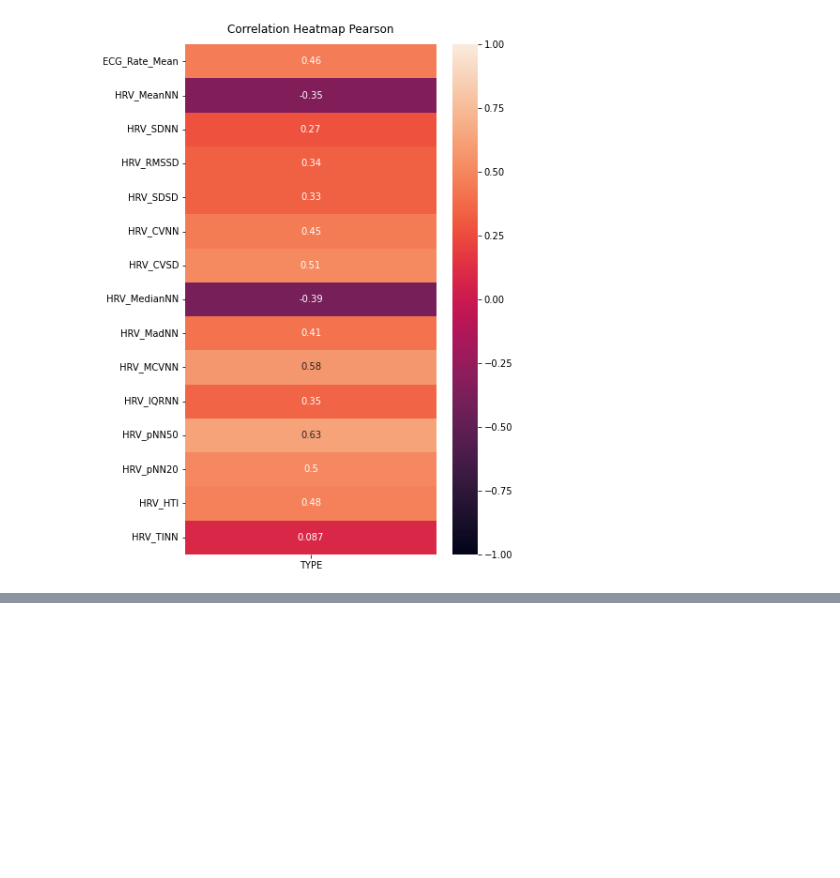
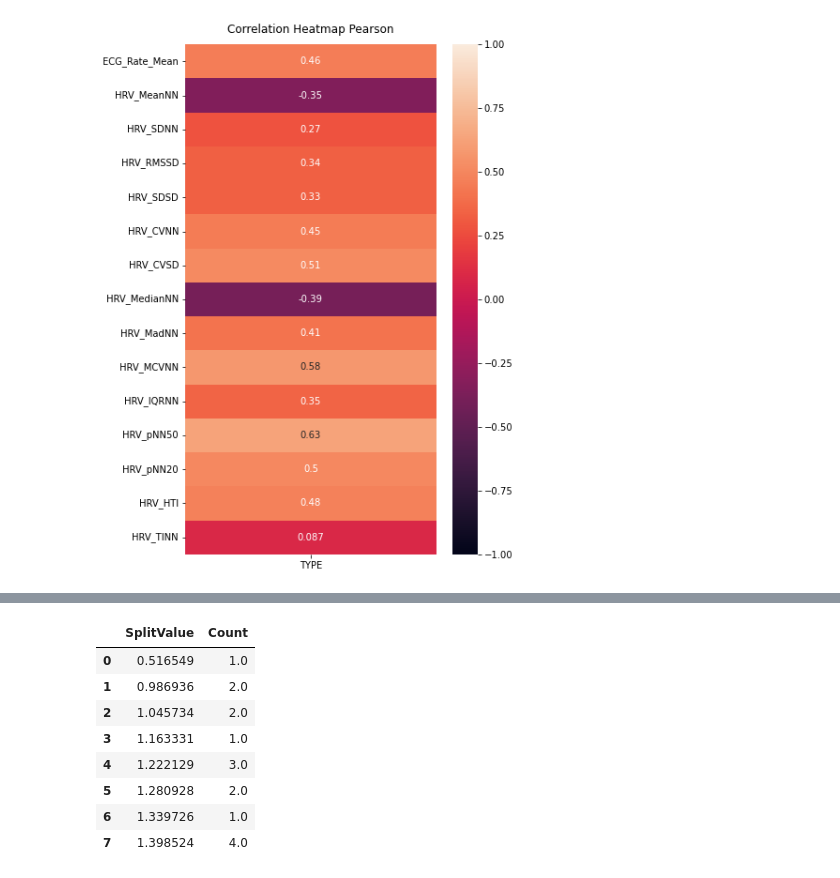
Before and after one commit to loewe2/die-sonderposten, a Jupyter notebook: xgbfeatures.ipynb, the cells around one changed output, grey strips where cells are left out. Saved outputs shown, nothing was run; the diff lists cells and outputs as text; code cells hidden in the pictures; blank space fills up the shorter version.

```diff
--- a/xgbfeatures.ipynb
+++ b/xgbfeatures.ipynb
@@ -191,0 +271,12 @@ heatmap.set_title('Correlation Heatmap Pearson', fontdict={'fontsize':12}, pad=1
+# %%
+mod.get_split_value_histogram(feature='HRV_FuzzyEn', fmap='', bins=None, as_pandas=True)
+# %% [output]
+|  | SplitValue | Count |
+| 0 | 0.516549 | 1.0 |
+| 1 | 0.986936 | 2.0 |
+| 2 | 1.045734 | 2.0 |
+| 3 | 1.163331 | 1.0 |
+| 4 | 1.222129 | 3.0 |
+| 5 | 1.280928 | 2.0 |
+| 6 | 1.339726 | 1.0 |
+| 7 | 1.398524 | 4.0 |
```
Also changed, not shown: parts of 12 cells of this notebook, 1 other file.
